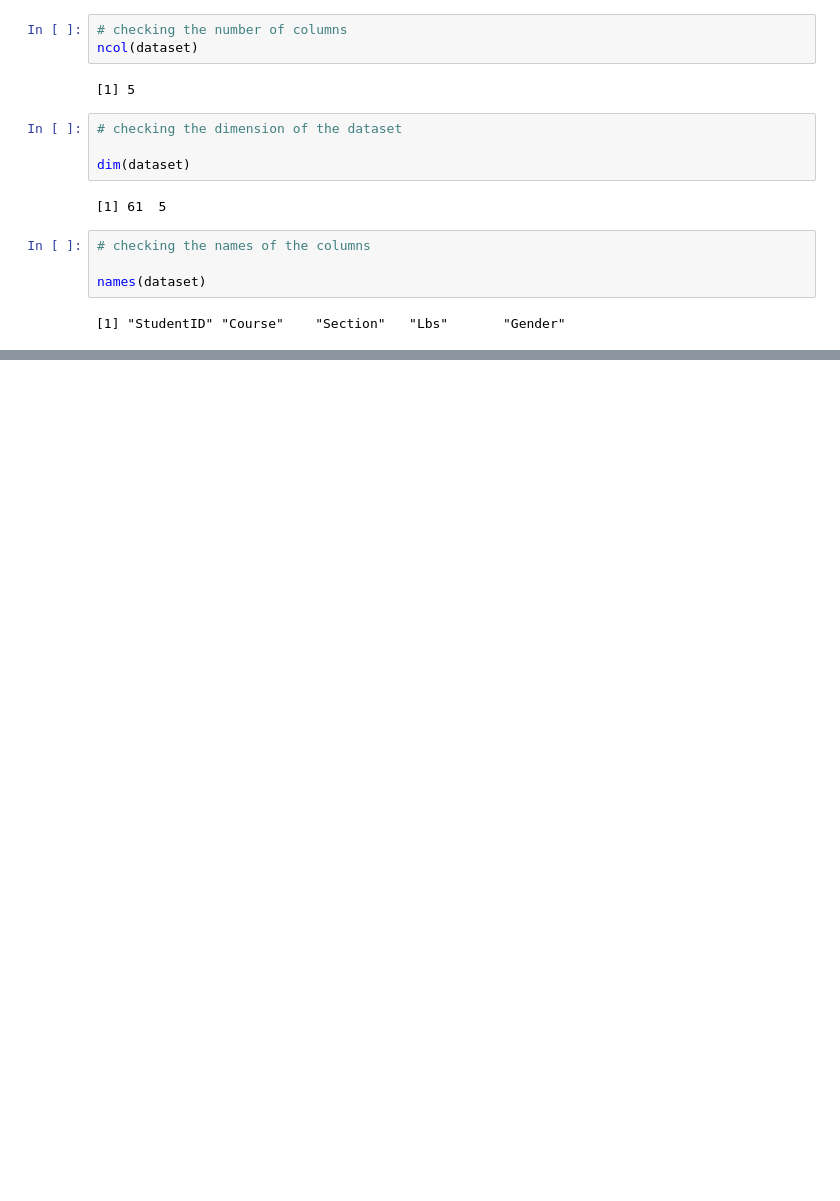
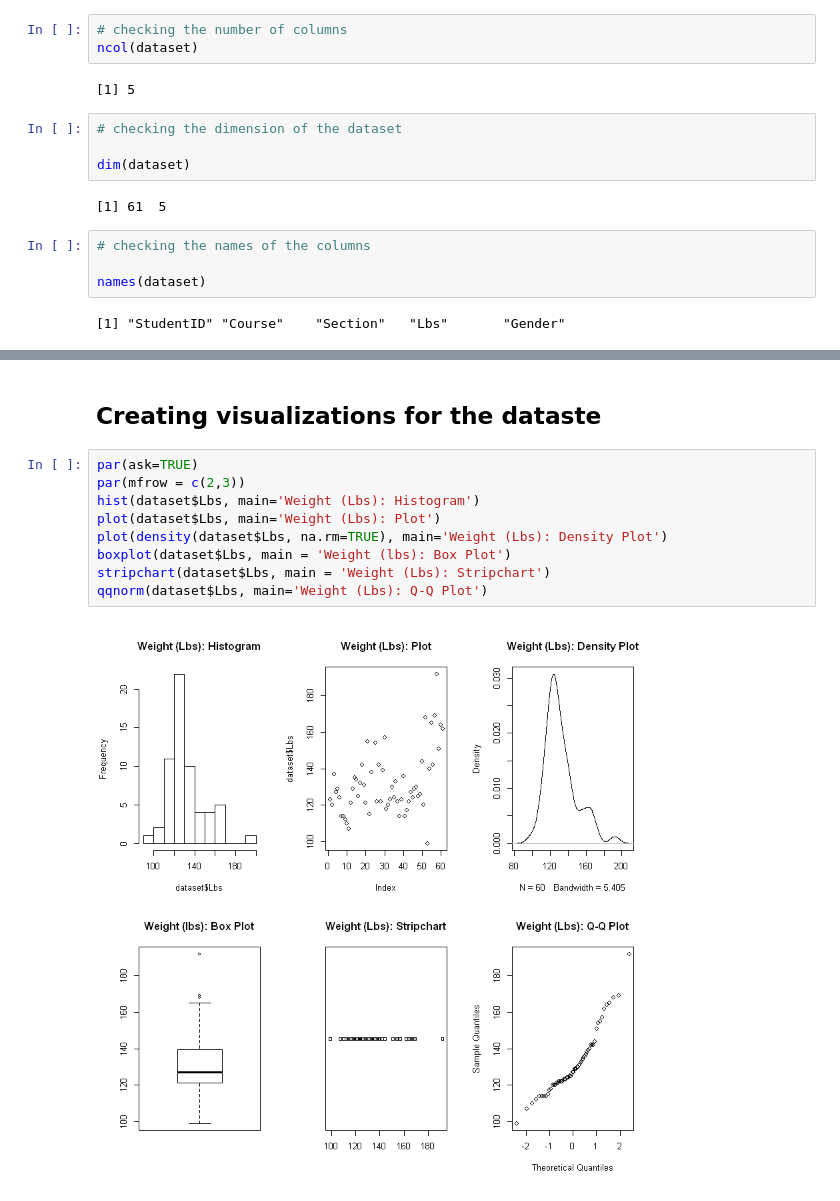
Before and after one commit to ayosamobitade/Biostatistics-Projects, a Jupyter notebook: Descriptive statistics, Data Exploration and Measure of Central Tendency/Descriptive Statistics with R.ipynb, the cells around one changed output, grey strips where cells are left out. Cells and saved outputs as stored; diff of their text form; blank space fills up the shorter version.

```diff
--- a/Descriptive statistics, Data Exploration and Measure of Central Tendency/Descriptive Statistics with R.ipynb
+++ b/Descriptive statistics, Data Exploration and Measure of Central Tendency/Descriptive Statistics with R.ipynb
@@ -94,0 +148,13 @@ names(dataset)
+# %% [markdown]
+## Creating visualizations for the dataste
+# %%
+par(ask=TRUE)
+par(mfrow = c(2,3))
+hist(dataset$Lbs, main='Weight (Lbs): Histogram')
+plot(dataset$Lbs, main='Weight (Lbs): Plot')
+plot(density(dataset$Lbs, na.rm=TRUE), main='Weight (Lbs): Density Plot')
+boxplot(dataset$Lbs, main = 'Weight (lbs): Box Plot')
+stripchart(dataset$Lbs, main = 'Weight (Lbs): Stripchart')
+qqnorm(dataset$Lbs, main='Weight (Lbs): Q-Q Plot')
+# %% [output]
+[figure, added]
```
Also changed, not shown: parts of 6 cells of this notebook.
